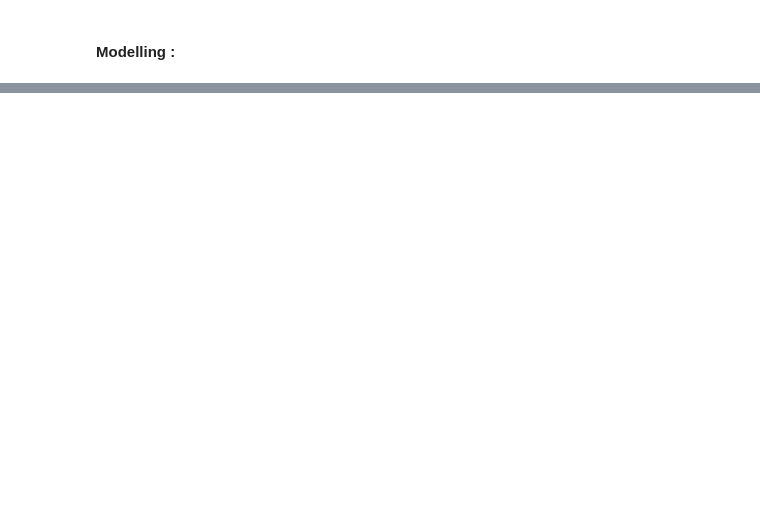
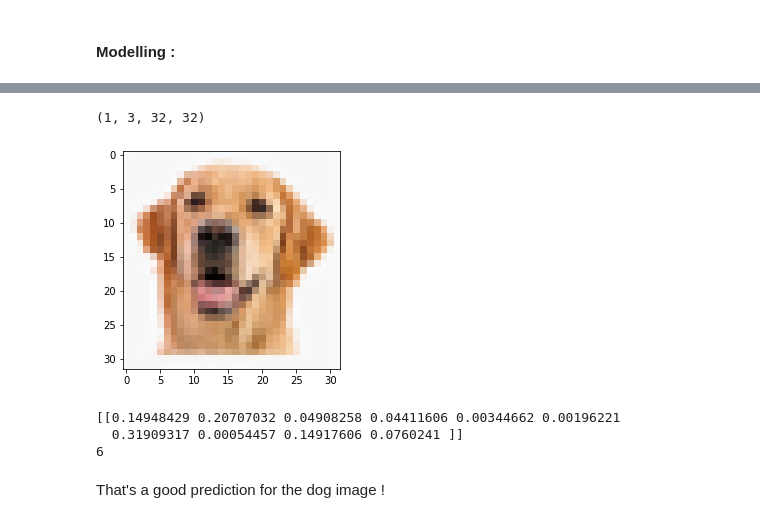
Before and after one commit to AnthonyJaquaniello/Deep_Learning, a Jupyter notebook: Convnet.ipynb, the cells around one changed output, grey strips where cells are left out. Drawn from its saved outputs; the diff is of its cells as text; code cells hidden in the pictures; blank space fills up the shorter version.

Commit message:
predicting some img taken online

```diff
--- a/Convnet.ipynb
+++ b/Convnet.ipynb
@@ -251,0 +319,21 @@ loss.legend()
+# %%
+dog = Image.open('img/dog_face.jpeg')
+dog = dog.resize(size=(32, 32))
+dog = np.array(dog)
+plt.imshow(dog)
+dog = dog.astype('float32') / 255
+dog = np.resize(dog, new_shape=(1, dog.shape[2], 32, 32))
+print(dog.shape)
+# %% [output]
+(1, 3, 32, 32)
+[figure, added]
+# %%
+prediction = cifar_model.predict(dog)
+print(prediction)
+print(np.argmax(prediction))
+# %% [output]
+[[0.14948429 0.20707032 0.04908258 0.04411606 0.00344662 0.00196221
+  0.31909317 0.00054457 0.14917606 0.0760241 ]]
+6
+# %% [markdown]
+That's a good prediction for the dog image !
```
Also changed, not shown: parts of 14 cells of this notebook.
